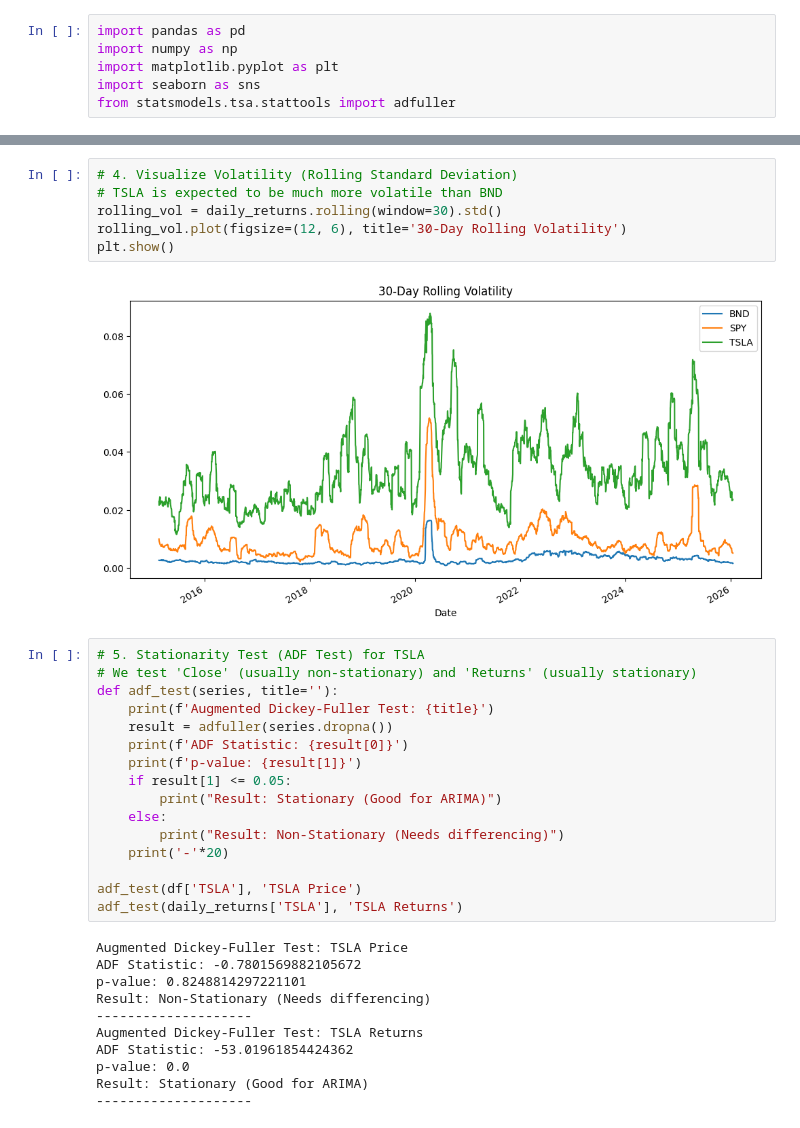
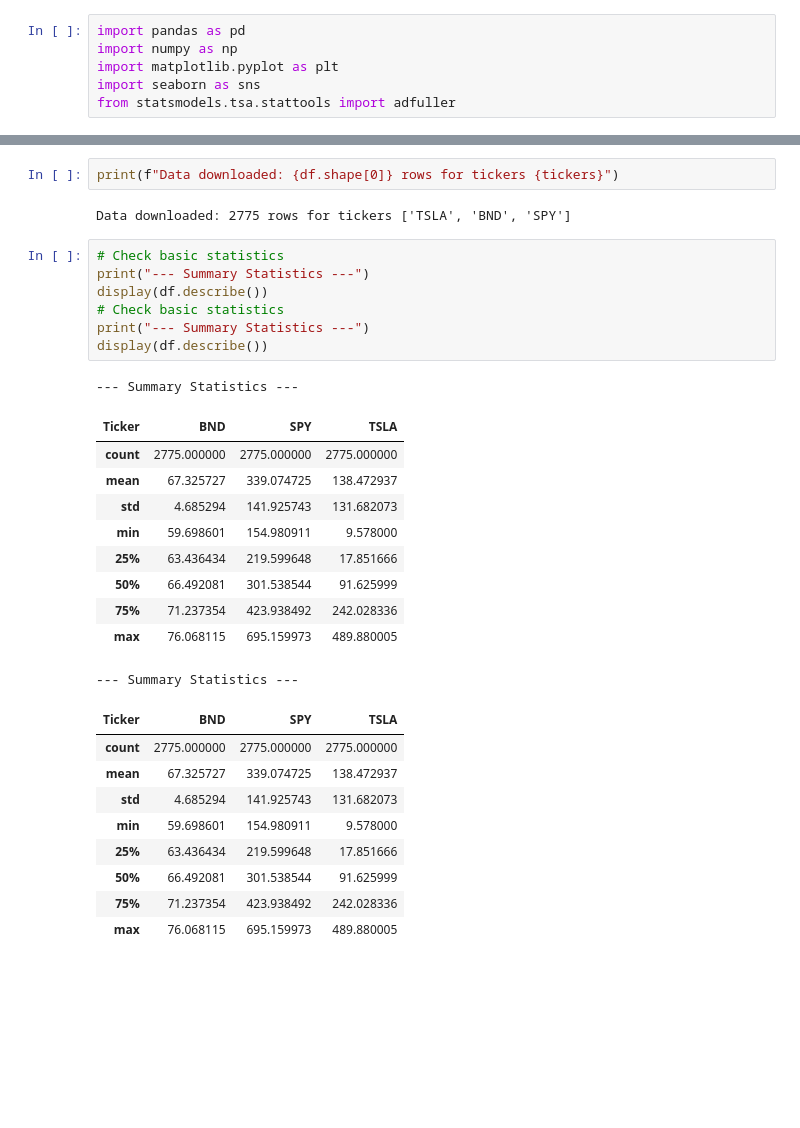
Before and after one commit to adem-mekonnen/portfolio-optimization, a Jupyter notebook: notebooks/1_eda_and_preprocessing.ipynb, the cells around one changed output, grey strips where cells are left out. Saved outputs shown, nothing was run; the diff lists cells and outputs as text; blank space fills up the shorter version.

```diff
--- a/notebooks/1_eda_and_preprocessing.ipynb
+++ b/notebooks/1_eda_and_preprocessing.ipynb
@@ -23,36 +23,33 @@ plt.show()
 # %%
-# 4. Visualize Volatility (Rolling Standard Deviation)
-# TSLA is expected to be much more volatile than BND
-rolling_vol = daily_returns.rolling(window=30).std()
-rolling_vol.plot(figsize=(12, 6), title='30-Day Rolling Volatility')
-plt.show()
+print(f"Data downloaded: {df.shape[0]} rows for tickers {tickers}")
 # %% [output]
-[figure, removed]
+Data downloaded: 2775 rows for tickers ['TSLA', 'BND', 'SPY']
 # %%
-# 5. Stationarity Test (ADF Test) for TSLA
-# We test 'Close' (usually non-stationary) and 'Returns' (usually stationary)
-def adf_test(series, title=''):
-    print(f'Augmented Dickey-Fuller Test: {title}')
-    result = adfuller(series.dropna())
-    print(f'ADF Statistic: {result[0]}')
-    print(f'p-value: {result[1]}')
-    if result[1] <= 0.05:
-        print("Result: Stationary (Good for ARIMA)")
-    else:
-        print("Result: Non-Stationary (Needs differencing)")
-    print('-'*20)
-
-adf_test(df['TSLA'], 'TSLA Price')
-adf_test(daily_returns['TSLA'], 'TSLA Returns')
+# Check basic statistics
+print("--- Summary Statistics ---")
+display(df.describe())
+# Check basic statistics
+print("--- Summary Statistics ---")
+display(df.describe())
 # %% [output]
-Augmented Dickey-Fuller Test: TSLA Price
-ADF Statistic: -0.7801569882105672
-p-value: 0.8248814297221101
-Result: Non-Stationary (Needs differencing)
---------------------
-Augmented Dickey-Fuller Test: TSLA Returns
-ADF Statistic: -53.01961854424362
-p-value: 0.0
-Result: Stationary (Good for ARIMA)
---------------------
+--- Summary Statistics ---
+| Ticker | BND | SPY | TSLA |
+| count | 2775.000000 | 2775.000000 | 2775.000000 |
+| mean | 67.325727 | 339.074725 | 138.472937 |
+| std | 4.685294 | 141.925743 | 131.682073 |
+| min | 59.698601 | 154.980911 | 9.578000 |
+| 25% | 63.436434 | 219.599648 | 17.851666 |
+| 50% | 66.492081 | 301.538544 | 91.625999 |
+| 75% | 71.237354 | 423.938492 | 242.028336 |
+| max | 76.068115 | 695.159973 | 489.880005 |
+--- Summary Statistics ---
+| Ticker | BND | SPY | TSLA |
+| count | 2775.000000 | 2775.000000 | 2775.000000 |
+| mean | 67.325727 | 339.074725 | 138.472937 |
+| std | 4.685294 | 141.925743 | 131.682073 |
+| min | 59.698601 | 154.980911 | 9.578000 |
+| 25% | 63.436434 | 219.599648 | 17.851666 |
+| 50% | 66.492081 | 301.538544 | 91.625999 |
+| 75% | 71.237354 | 423.938492 | 242.028336 |
+| max | 76.068115 | 695.159973 | 489.880005 |
 # %%
```
Also changed, not shown: parts of 10 cells of this notebook, 5 other files.
